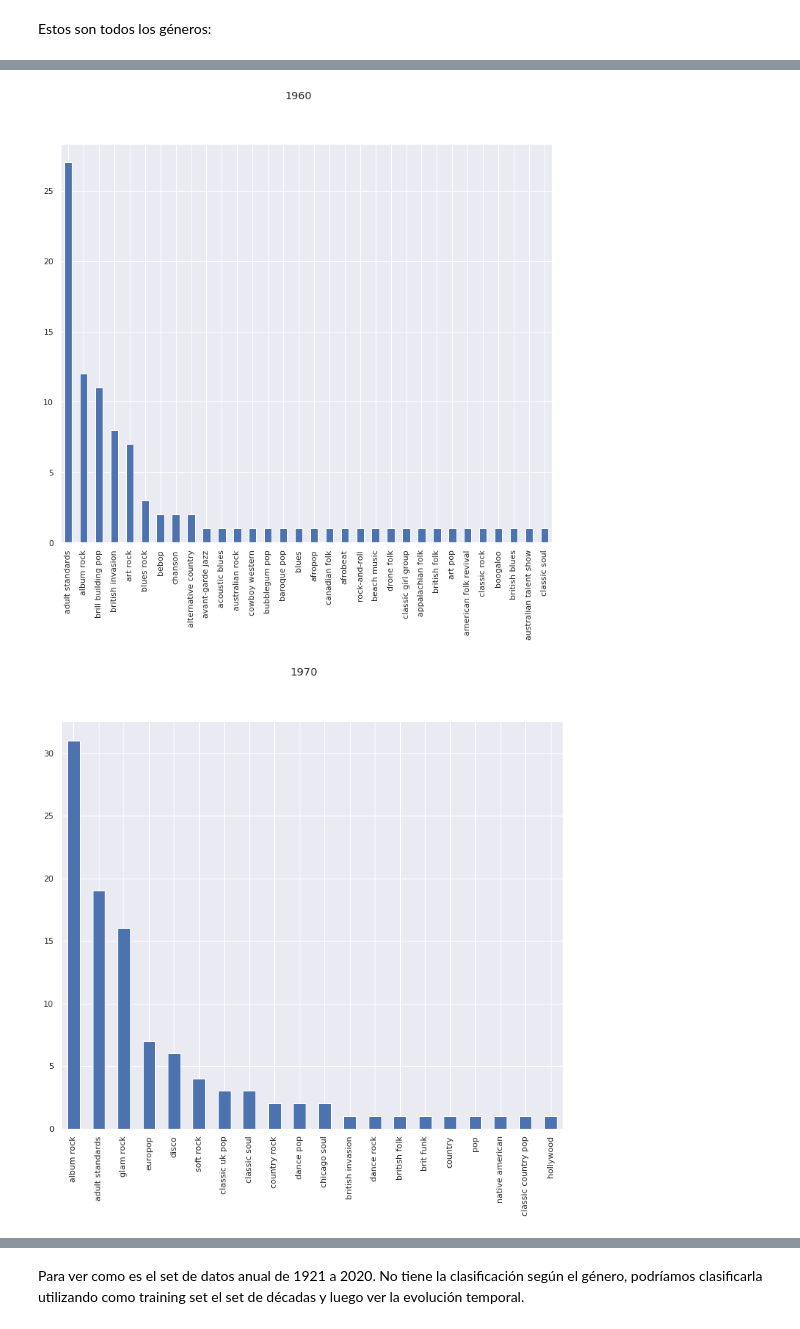
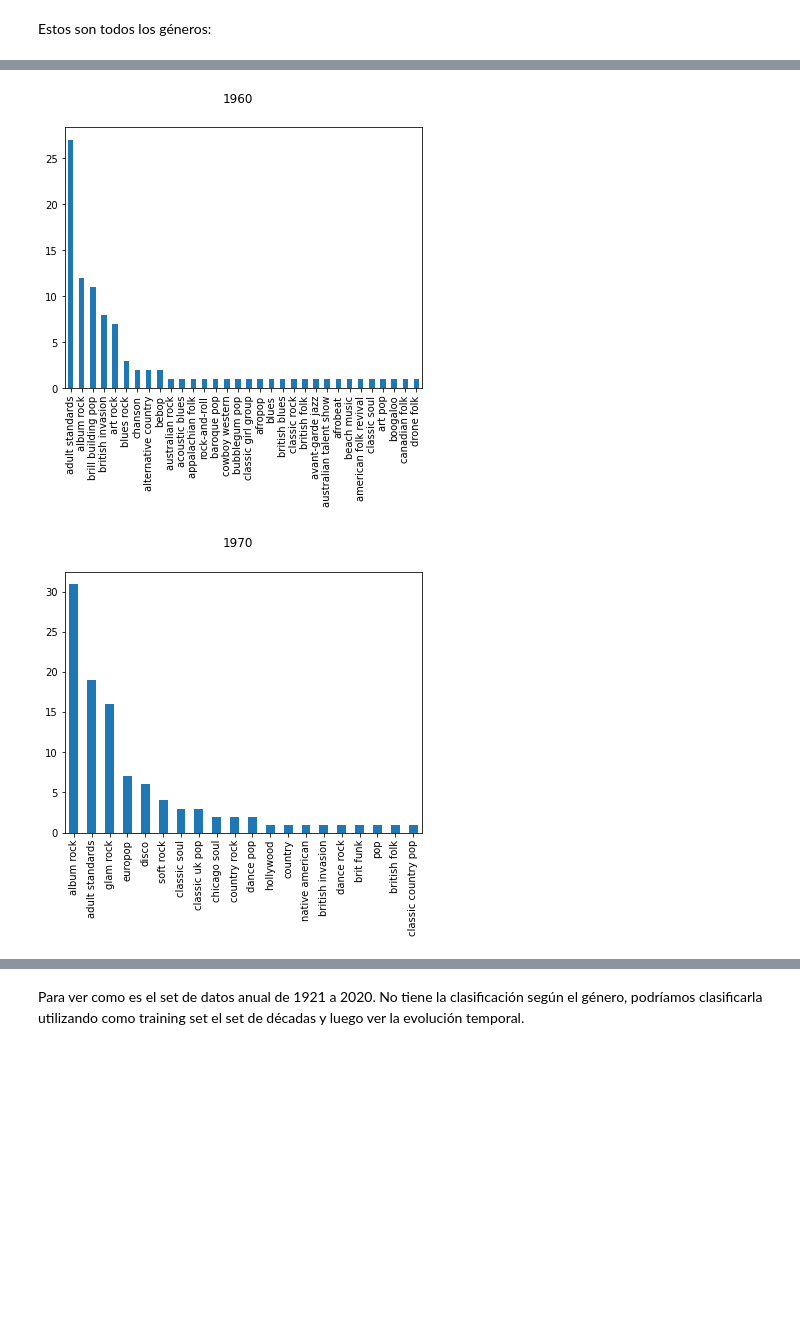
Before and after one commit to danielasenraoka/music_evolution, a Jupyter notebook: exploratory_anaysis.ipynb, the cells around one changed output, grey strips where cells are left out. Saved outputs shown, nothing was run; the diff lists cells and outputs as text; code cells hidden in the pictures; blank space fills up the shorter version.

```diff
--- a/exploratory_anaysis.ipynb
+++ b/exploratory_anaysis.ipynb
@@ -46,6 +55,7 @@ decades = ["1950", "1960", "1970", "1980", "1990", "2000", "2010"]
 # %%
+plt.style.use('default')
 for decade in decades:
-  scatter_matrix(eval("df"+decade), alpha=0.2, figsize=(10, 10),  diagonal="kde")
+  scatter_matrix(eval("df"+decade).drop(columns='Number'), alpha=0.2, figsize=(6, 6),  diagonal="kde")
   plt.suptitle(decade)
   plt.show()
 # %% [output]
@@ -184,0 +205,19 @@ variable_plot(decades, 'val', 'Valence')
+# %%
+decades_list = [int(i) for i in decades]
+
+plt.rcParams["figure.figsize"] = (10,8)
+mean_variable_plot(decades, 'val', 'Valence')
+mean_variable_plot(decades, 'spch', 'Speechiness')
+mean_variable_plot(decades, 'dnce', 'Bailabilidad')
+mean_variable_plot(decades, 'acous', 'Acousticness')
+#mean_variable_plot(decades, 'dB', 'Loudness (dB)')
+#mean_variable_plot(decades, 'pop', 'Popularity')
+#mean_variable_plot(decades, 'bpm', 'Tempo')
+mean_variable_plot(decades, 'nrgy', 'Energía')
+#mean_variable_plot(decades, 'dur', 'Duración (s)')
+
+plt.xlabel("Década")
+plt.xticks(decades_list, ['50s', '60s', '70s', '80s', '90s', '2000s', '2010s'])
+plt.title(f"Comportamiento de los parámetros a lo largo de las décadas", fontsize=20)
+plt.legend()
+plt.show()
@@ -184,0 +238,18 @@ variable_plot(decades, 'val', 'Valence')
+# %%
+plt.rcParams["figure.figsize"] = (10,8)
+
+#scaled_variable_plot(decades, 'val', 'Valence') comportamiento random, lo sacamos para facilitar la visualización
+scaled_variable_plot(decades, 'spch', 'Speechiness')
+scaled_variable_plot(decades, 'dnce', 'Bailabilidad')
+scaled_variable_plot(decades, 'acous', 'Acousticness')
+scaled_variable_plot(decades, 'dB', 'Loudness (dB)')
+scaled_variable_plot(decades, 'pop', 'Popularity')
+scaled_variable_plot(decades, 'bpm', 'Tempo')
+scaled_variable_plot(decades, 'nrgy', 'Energía')
+scaled_variable_plot(decades, 'dur', 'Duración (s)')
+
+plt.xlabel("Década")
+plt.xticks(decades_list, ['50s', '60s', '70s', '80s', '90s', '2000s', '2010s'])
+plt.title(f"Comportamiento de los parámetros a lo largo de las décadas", fontsize=20)
+plt.legend()
+plt.show()
@@ -200,6 +275,7 @@ Drive already mounted at /content/gdrive; to attempt to forcibly remount, call d
 # %% [markdown]
 Estos son todos los géneros:
 # %%
+plt.rcParams["figure.figsize"] = (6.4,4.8) #original size
 for decade in decades:
   eval("df"+decade)['top genre'].value_counts().plot(kind='bar')
   plt.suptitle(decade)
@@ -209,2 +285,2 @@ for decade in decades:
-[figure, old version]
+[figure, new version]
-[figure, old version]
+[figure, new version]
```
Also changed, not shown: parts of 41 cells of this notebook.
